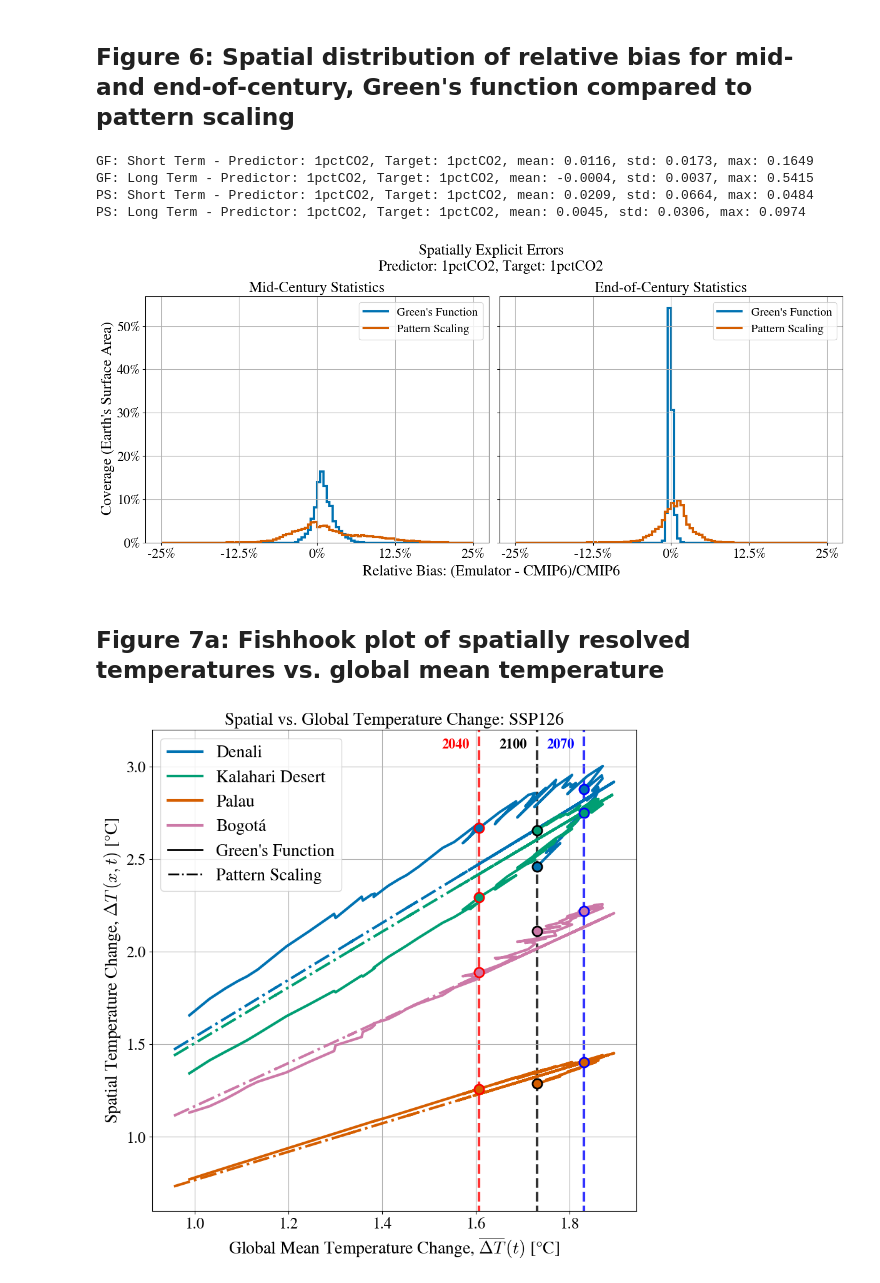
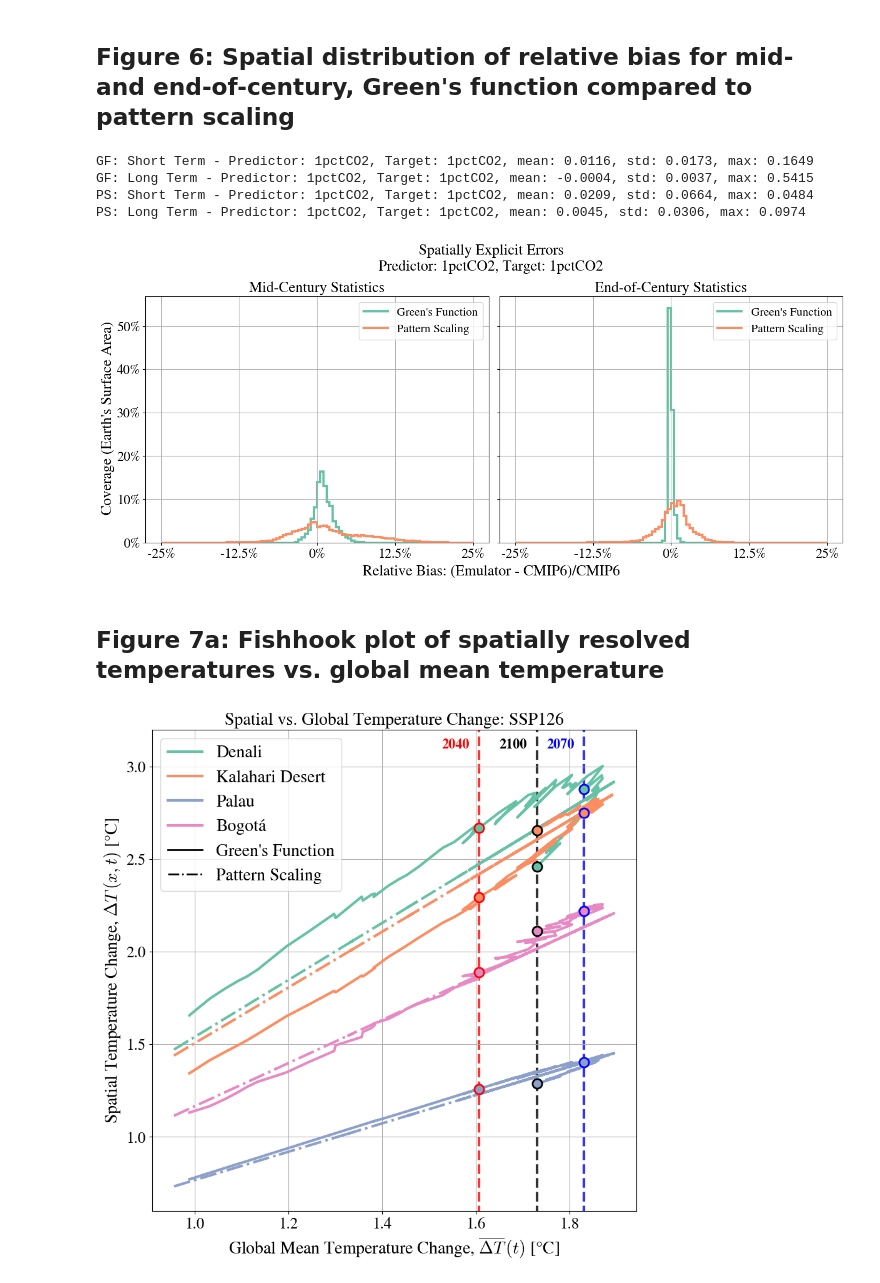
Before and after one commit to cbwomack/ERF_Greens, a Jupyter notebook: ERF_Emulator/3_paper_plots.ipynb, the cells around one changed output. Saved outputs shown, nothing was run; the diff lists cells and outputs as text; code cells hidden in the pictures.

```diff
--- a/ERF_Emulator/3_paper_plots.ipynb
+++ b/ERF_Emulator/3_paper_plots.ipynb
@@ -156,7 +155,7 @@ ax.stock_img()
 for i in range(len(lons)):
     plt.scatter(lons[i], lats[i], marker='o',
              transform=ccrs.Geodetic(), edgecolors='black',
-             s=80)
+             s=80, facecolors=brewer2_light(i))
 
 # Add text to each location
 plt.text(lons[0], lats[0] - 12, locs[0],
@@ -179,5 +178,5 @@ ax.set_title('Spatial Green\'s Functions: Locations',fontsize=20)
 
 # Save figure as a .pdf
 if save_fig:
-    plt.savefig(f'{figure_path}spatial_GF_loc.pdf', bbox_inches = 'tight', dpi = 350)
+    plt.savefig(f'{figure_path}spatial_GF_loc.pdf', bbox_inches = 'tight', dpi = 500)
 # %% [output]
@@ -279,7 +280,7 @@ Long Term - Predictor: 1pctCO2, Target: ssp585, mean: -0.0085, std: 0.0364, max:
 # Declare output paths and necesary variables
 output_path = ERFutils.path_to_ERF_outputs
 figure_path = ERFutils.path_to_figures
-save_fig = False
+save_fig = True
 
 # Training and testing datasets
 train_id = '1pctCO2'
@@ -295,7 +296,7 @@ bins_short_patt, bins_long_patt = {}, {}
 for conv_id in conv_all:
 
     # Define data paths
-    truth_path = f'{output_path}tas/tas_CMIP_{conv_id}_ds.nc4'
+    truth_path = f'{output_path}tas/tas_{conv_id}_ds.nc4'
     emulator_path_conv = f'{output_path}Spatial Results/res_conv_spatial_{train_id}_{conv_id}_ds.nc4'
     emulator_path_patt = f'{output_path}Spatial Results/res_pattern_spatial_{train_id}_{conv_id}_ds.nc4'
 
@@ -332,10 +333,10 @@ fig, (ax1, ax2) = plt.subplots(1,2,figsize = (14,6),sharey=True)
 
 # Plot results
 for conv_id in conv_all:
-    ax1.stairs(area_pct_short_conv[conv_id], bins_short_conv[conv_id], label = f'Green\'s Function', linewidth = 3)
-    ax1.stairs(area_pct_short_patt[conv_id], bins_short_patt[conv_id], label = f'Pattern Scaling', linewidth = 3, color=colors[2])
-    ax2.stairs(area_pct_long_conv[conv_id], bins_long_conv[conv_id], label = f'Green\'s Function', linewidth = 3)
-    ax2.stairs(area_pct_long_patt[conv_id], bins_long_patt[conv_id], label = f'Pattern Scaling', linewidth = 3, color=colors[2])
+    ax1.stairs(area_pct_short_conv[conv_id], bins_short_conv[conv_id], label = f'Green\'s Function', linewidth = 3, color=brewer2_light(0))
+    ax1.stairs(area_pct_short_patt[conv_id], bins_short_patt[conv_id], label = f'Pattern Scaling', linewidth = 3, color=brewer2_light(1))
+    ax2.stairs(area_pct_long_conv[conv_id], bins_long_conv[conv_id], label = f'Green\'s Function', linewidth = 3, color=brewer2_light(0))
+    ax2.stairs(area_pct_long_patt[conv_id], bins_long_patt[conv_id], label = f'Pattern Scaling', linewidth = 3, color=brewer2_light(1))
 
     ax1.set_title(f'Mid-Century Statistics',fontsize=20)
     ax1.set_ylim(0,max_max*1.05)
@@ -358,13 +359,13 @@ for conv_id in conv_all:
 
 # Save figure as a .pdf
 if save_fig:
-    plt.savefig(f'{figure_path}area_comp_conv_patt_{train_id}_{conv_id}.pdf', bbox_inches = 'tight', dpi = 350)
+    plt.savefig(f'{figure_path}area_comp_conv_patt_{train_id}_{conv_id}_final.pdf', bbox_inches = 'tight', dpi = 500)
 # %% [output]
 GF: Short Term - Predictor: 1pctCO2, Target: 1pctCO2, mean: 0.0116, std: 0.0173, max: 0.1649
 GF: Long Term - Predictor: 1pctCO2, Target: 1pctCO2, mean: -0.0004, std: 0.0037, max: 0.5415
 PS: Short Term - Predictor: 1pctCO2, Target: 1pctCO2, mean: 0.0209, std: 0.0664, max: 0.0484
 PS: Long Term - Predictor: 1pctCO2, Target: 1pctCO2, mean: 0.0045, std: 0.0306, max: 0.0974
-[figure, old version]
+[figure, new version]
 # %% [markdown]
 ## Figure 7a: Fishhook plot of spatially resolved temperatures vs. global mean temperature
 # %%
@@ -379,9 +380,9 @@ train_id = '1pctCO2'
 conv_id = 'ssp126'
 
 # Load temperature and convolution data for GFs and pattern scaling
-tas_CMIP_path = f'{output_path}tas/tas_CMIP_{conv_id}_ds.nc4'
-tas_CMIP = xr.open_dataset(tas_CMIP_path)
-tas_glob_mean = tas_CMIP.weighted(A).mean(dim = ['lat','lon']).mean(dim = ['model'])
+tas_ds_path = f'{output_path}tas/tas_{conv_id}_ds.nc4'
+tas_ds = xr.open_dataset(tas_ds_path)
+tas_glob_mean_ds = tas_ds.weighted(A).mean(dim = ['lat','lon']).mean(dim = ['model'])
 
 conv_ds_path = f'{output_path}Spatial Results/res_conv_spatial_{train_id}_{conv_id}_ds.nc4'
 conv_ds = xr.open_dataset(conv_ds_path)['__xarray_dataarray_variable__']
@@ -397,10 +398,10 @@ lat_lon = [(63.5,210),(-20.5, 21),(7.5, 134),(3.5,287)]
 locs = ['Denali','Kalahari Desert','Palau','Bogotá']
 
 # Customize legend
-legend_elements = [Line2D([0], [0], color=colors[0], lw=3, label=locs[0]),
-                   Line2D([0], [0], color=colors[1], lw=3, label=locs[1]),
-                   Line2D([0], [0], color=colors[2], lw=3, label=locs[2]),
-                   Line2D([0], [0], color=colors[3], lw=3, label=locs[3]),
+legend_elements = [Line2D([0], [0], color=brewer2_light(0), lw=3, label=locs[0]),
+                   Line2D([0], [0], color=brewer2_light(1), lw=3, label=locs[1]),
+                   Line2D([0], [0], color=brewer2_light(2), lw=3, label=locs[2]),
+                   Line2D([0], [0], color=brewer2_light(3), lw=3, label=locs[3]),
                    Line2D([0,1],[0,1],color='k', lw=2, label='Green\'s Function'),
                    Line2D([0,1],[0,1],linestyle='-.', color='k', lw=2, label = 'Pattern Scaling')]
 
@@ -413,39 +414,39 @@ for lat, lon in lat_lon:
     GF2040_y = conv_ds.sel(s=slice(165,250)).sel(lat=lat,lon=lon).values[0][25]
     GF2070_x = conv_mean_ds.sel(s=slice(165,250)).values[0][55]
     GF2070_y = conv_ds.sel(s=slice(165,250)).sel(lat=lat,lon=lon).values[0][55]
     GF2100_x = conv_mean_ds.sel(s=slice(165,250)).values[0][84]
     GF2100_y = conv_ds.sel(s=slice(165,250)).sel(lat=lat,lon=lon).values[0][84]
 
+    ax.scatter(GF2040_x,GF2040_y,facecolors=brewer2_light(i),edgecolors='r',s=120,linewidths=2,zorder=3)
+    ax.scatter(GF2070_x,GF2070_y,facecolors=brewer2_light(i),edgecolors='b',s=120,linewidths=2,zorder=3)
+    ax.scatter(GF2100_x,GF2100_y,facecolors=brewer2_light(i),edgecolors='k',s=120,linewidths=2,zorder=3)
+
     ax.plot(conv_mean_ds.sel(s=slice(165,250)).values[0],conv_ds.sel(s=slice(165,250)).sel(lat=lat,lon=lon).values[0],
-            linewidth=3,c=colors[i], zorder=2)
+            linewidth=3,color=brewer2_light(i), zorder=2)
 
-    ax.scatter(GF2040_x,GF2040_y,c=colors[i],edgecolors='r',s=120,linewidths=2,zorder=3)
-    ax.scatter(GF2070_x,GF2070_y,c=colors[i],edgecolors='b',s=120,linewidths=2,zorder=3)
-    ax.scatter(GF2100_x,GF2100_y,c=colors[i],edgecolors='k',s=120,linewidths=2,zorder=3)
-
-    ax.plot(tas_glob_mean.sel(s=slice(165,250)).tas.values,patt_ds.sel(s=slice(165,250)).sel(lat=lat,lon=lon).tas.values,
-            linewidth=3,c=colors[i],linestyle='-.', zorder=2)
+    ax.plot(tas_glob_mean_ds.sel(s=slice(165,250)).tas.values,patt_ds.sel(s=slice(165,250)).sel(lat=lat,lon=lon).tas.values,
+            linewidth=3,color=brewer2_light(i),linestyle='-.', zorder=2)
 
     i += 1
 
 ax.vlines(GF2040_x, 0.5, 3.3, colors='r', linewidth=3,linestyles='dashed', alpha = 0.8,zorder=1)
 ax.vlines(GF2070_x, 0.5, 3.3, colors='b', linewidth=3,linestyles='dashed', alpha = 0.8,zorder=1)
 ax.vlines(GF2100_x, 0.5, 3.3, colors='k', linewidth=3,linestyles='dashed', alpha = 0.8,zorder=1)
 ax.annotate('2040',(GF2040_x-0.05,3.1),fontsize=16,ha='center',weight='bold',color='r')
 ax.annotate('2070',(GF2070_x-0.05,3.1),fontsize=16,ha='center',weight='bold',color='b')
 ax.annotate('2100',(GF2100_x-0.05,3.1),fontsize=16,ha='center',weight='bold',color='k')
 ax.set_ylim([0.6,3.2])
 
 plt.grid(True)
 
 ax.set_ylabel('Spatial Temperature Change, $\Delta T\,(x,t)$ [$\degree$C]', fontsize = 20)
 ax.set_xlabel('Global Mean Temperature Change, $\overline{\Delta T}\,(t)$ [$\degree$C]', fontsize = 20)
 ax.set_title(r'Spatial vs. Global Temperature Change: SSP126',fontsize=20)
 ax.tick_params(axis='both', which='major', labelsize=18)
 ax.legend(handles=legend_elements,fontsize=20)
 
 # Save figure as a .pdf
 if save_fig:
-    plt.savefig(f'{figure_path}fishhook_tas.pdf', bbox_inches = 'tight', dpi = 350)
+    plt.savefig(f'{figure_path}fishhook_tas_final.pdf', bbox_inches = 'tight', dpi = 500)
 # %% [output]
-[figure, old version]
+[figure, new version]
```
Also changed, not shown: parts of 7 cells of this notebook, 32 other files.
